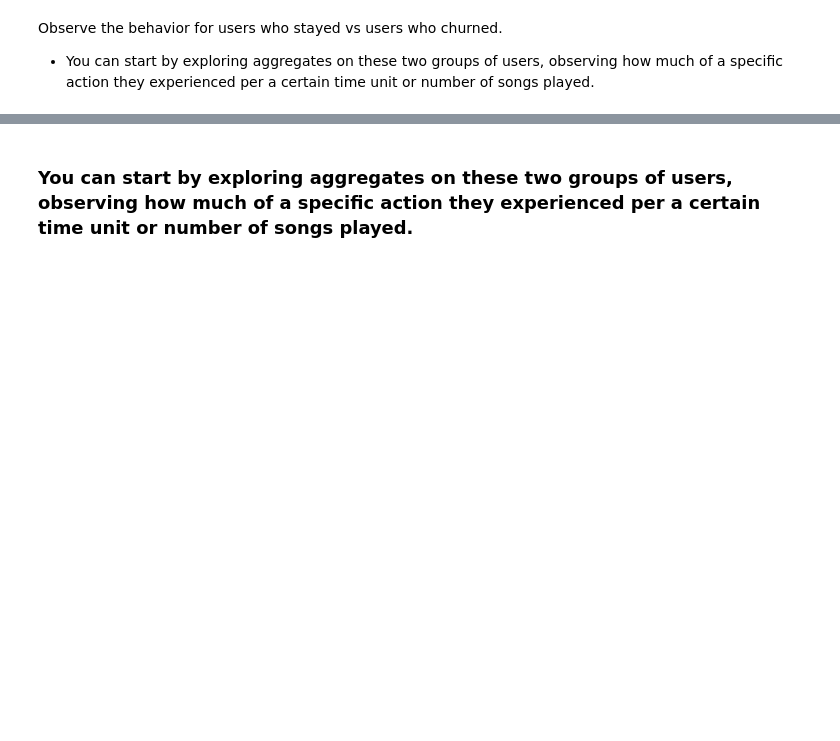
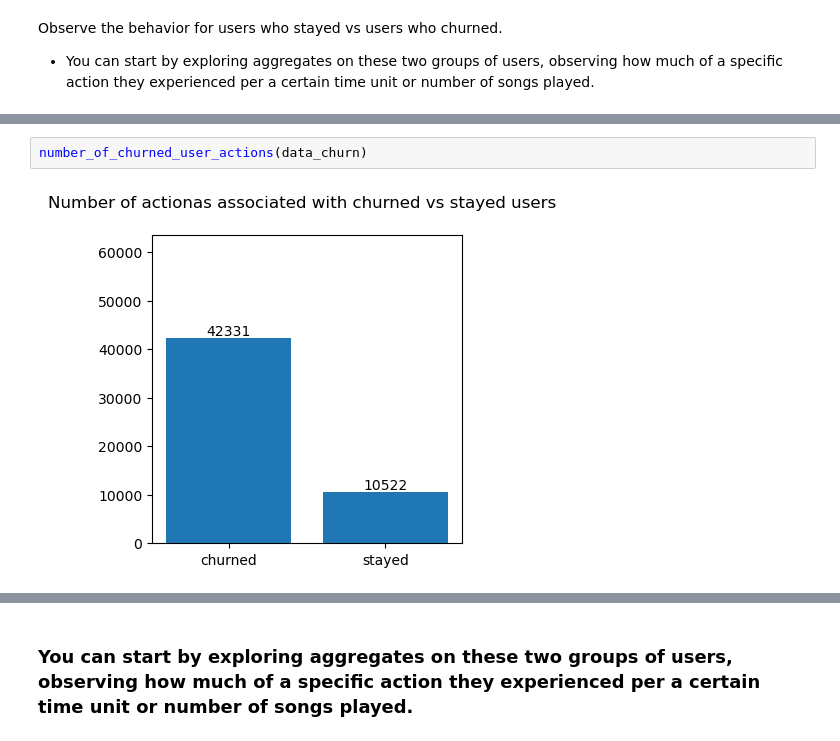
Before and after one commit to kwovadis/music_app_churn_analysis, a Jupyter notebook: notebook_sparkify_clean.ipynb, the cells around one changed output, grey strips where cells are left out. Drawn from its saved outputs; the diff is of its cells as text; blank space fills up the shorter version.

```diff
--- a/notebook_sparkify_clean.ipynb
+++ b/notebook_sparkify_clean.ipynb
@@ -469,3 +573,7 @@ churn_rate_plot(data_churn)
+# %%
+number_of_churned_user_actions(data_churn)
+# %% [output]
+[figure, added]
 # %%
 singleCategory_data_churn_rate_plot(data_churn, 'page')
 # %% [output]
```
Also changed, not shown: parts of 26 cells of this notebook.
